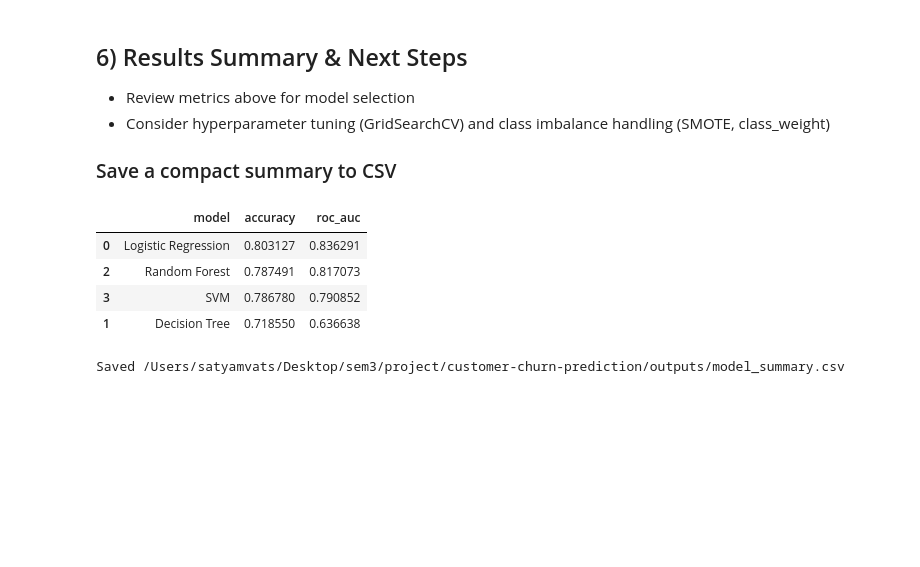
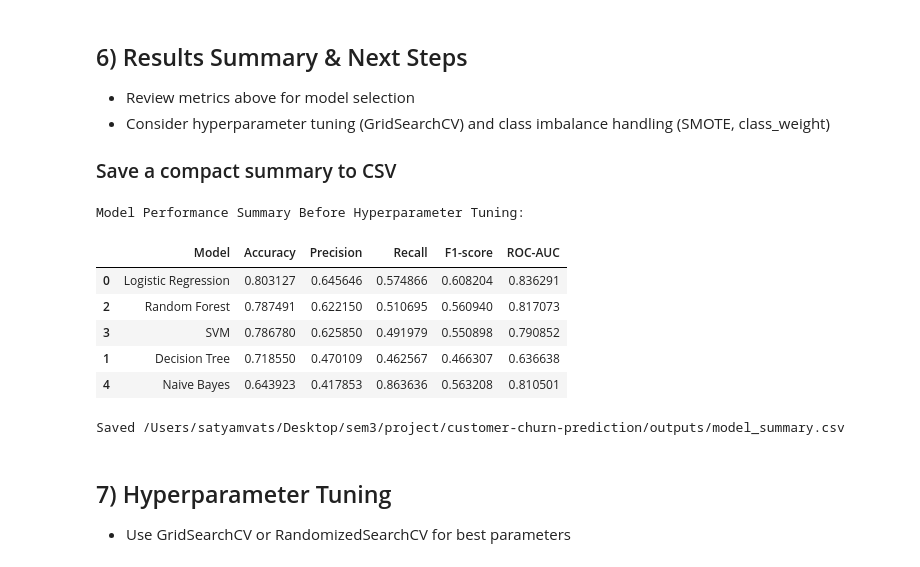
Before and after one commit to monikatyagiisc/customer-churn-prediction, a Jupyter notebook: notebooks/Customer_Churn_Prediction.ipynb, the cells around one changed output. Saved outputs shown, nothing was run; the diff lists cells and outputs as text; code cells hidden in the pictures; blank space fills up the shorter version.

Commit message:
Implement code changes to enhance functionality and improve performance

```diff
--- a/notebooks/Customer_Churn_Prediction.ipynb
+++ b/notebooks/Customer_Churn_Prediction.ipynb
@@ -266,7 +280,8 @@ if 'X_train' in globals():
         'Logistic Regression': LogisticRegression(max_iter=1000),
         'Decision Tree': DecisionTreeClassifier(random_state=42),
         'Random Forest': RandomForestClassifier(n_estimators=100, random_state=42),
-        'SVM': SVC(kernel='rbf', probability=True, random_state=42)
+        'SVM': SVC(kernel='rbf', probability=True, random_state=42),
+        'Naive Bayes': GaussianNB()
     }
 
     trained = {}
@@ -286,18 +301,32 @@ if 'X_train' in globals():
                 y_prob = None
 
         acc = accuracy_score(y_test, y_pred)
+        prec = precision_score(y_test, y_pred)
+        rec = recall_score(y_test, y_pred)
+        f1 = f1_score(y_test, y_pred)
+        auc = roc_auc_score(y_test, y_prob)
         report = classification_report(y_test, y_pred, output_dict=True)
         cm = confusion_matrix(y_test, y_pred)
         roc_auc = roc_auc_score(y_test, y_prob) if y_prob is not None else None
 
-        results[name] = {'accuracy': acc, 'report': report, 'confusion_matrix': cm, 'roc_auc': roc_auc}
+        results[name] = {'accuracy': acc, 'precision': prec, 'recall': rec, 'f1-score': f1, 'roc-auc': auc, 'report': report, 'confusion_matrix': cm, 'roc_auc': roc_auc}
         trained[name] = model
 
-        print(f"{name} -> Accuracy: {acc:.4f}", end='')
+        print()
+        print(f"{name} -> Accuracy: {acc:.8f}", end='')
         if roc_auc is not None:
-            print(f", ROC AUC: {roc_auc:.4f}")
+            print(f", ROC AUC: {roc_auc:.8f}")
+            print(classification_report(y_test, y_pred))
         else:
             print('')
+
+        if name == 'SVM':
+          RocCurveDisplay.from_estimator(model, X_test_scaled, y_test)
+        else:
+          RocCurveDisplay.from_estimator(model, X_test, y_test)
+        plt.title(f"ROC Curve - {name}")
+        plt.show()
+
 else:
     print('Prepare features first')
 # %% [output]
@@ -324,9 +399,10 @@ if 'results' in globals():
         plt.xlabel('Predicted')
         plt.ylabel('Actual')
         plt.tight_layout()
+        plt.show()
         plt.savefig(f'{output_dir}/confusion_matrix_{name.replace(" ","_")}.png')
-        plt.show()
         plt.close()
+
 
     # ROC curves
     plt.figure(figsize=(7,6))
@@ -338,7 +414,7 @@ if 'results' in globals():
                 y_prob = model.predict_proba(X_test)[:,1]
             fpr, tpr, _ = roc_curve(y_test, y_prob)
             auc = roc_auc_score(y_test, y_prob)
-            plt.plot(fpr, tpr, label=f"{name} (AUC = {auc:.3f})")
+            plt.plot(fpr, tpr, label=f"{name} (AUC = {auc:.4f})")
         except Exception as e:
             print(f"Skipping ROC for {name}: {e}")
     plt.plot([0,1],[0,1],'k--', label='Random')
@@ -347,7 +423,7 @@ if 'results' in globals():
     plt.title('ROC Curves')
     plt.legend()
     plt.tight_layout()
-    plt.savefig(f'{output_dir}/roc_curves.png', dpi=300, bbox_inches='tight')
     plt.show()
+    plt.savefig(f'{output_dir}/roc_curves.png')
 else:
     print('Run model training cell first')
@@ -360,27 +444,36 @@ else:
 # %%
 if 'results' in globals():
     summary = []
     for name, r in results.items():
         summary.append({
-            'model': name,
-            'accuracy': r['accuracy'],
-            'roc_auc': r['roc_auc']
+            'Model': name,
+            'Accuracy': r['accuracy'],
+            'Precision': r['precision'],
+            'Recall': r['recall'],
+            'F1-score': r['f1-score'],
+            'ROC-AUC': r['roc-auc']
         })
 
-    summary_df = pd.DataFrame(summary).sort_values('accuracy', ascending=False)
+    summary_df = pd.DataFrame(summary).sort_values('Accuracy', ascending=False)
+    print("Model Performance Summary Before Hyperparameter Tuning:\n")
     display(summary_df)
 
     # Save CSV in the root-level outputs directory
     output_path = os.path.join(output_dir, "model_summary.csv")
     summary_df.to_csv(output_path, index=False)
 
     print(f"Saved {output_path}")
 else:
     print("Run model training first to generate results.")
 # %% [output]
+Model Performance Summary Before Hyperparameter Tuning:
-|  | model | accuracy | roc_auc |
-| 0 | Logistic Regression | 0.803127 | 0.836291 |
-| 2 | Random Forest | 0.787491 | 0.817073 |
-| 3 | SVM | 0.786780 | 0.790852 |
-| 1 | Decision Tree | 0.718550 | 0.636638 |
+|  | Model | Accuracy | Precision | Recall | F1-score | ROC-AUC |
+| 0 | Logistic Regression | 0.803127 | 0.645646 | 0.574866 | 0.608204 | 0.836291 |
+| 2 | Random Forest | 0.787491 | 0.622150 | 0.510695 | 0.560940 | 0.817073 |
+| 3 | SVM | 0.786780 | 0.625850 | 0.491979 | 0.550898 | 0.790852 |
+| 1 | Decision Tree | 0.718550 | 0.470109 | 0.462567 | 0.466307 | 0.636638 |
+| 4 | Naive Bayes | 0.643923 | 0.417853 | 0.863636 | 0.563208 | 0.810501 |
-Saved /Users/satyamvats/Desktop/sem3/project/customer-churn-prediction/outputs/model_summary.csv
+Saved /Users/satyamvats/Desktop/sem3/project/customer-churn-prediction/outputs/model_summary.csv
+# %% [markdown]
+## 7) Hyperparameter Tuning
+- Use GridSearchCV or RandomizedSearchCV for best parameters
```
Also changed, not shown: parts of 14 cells of this notebook.
